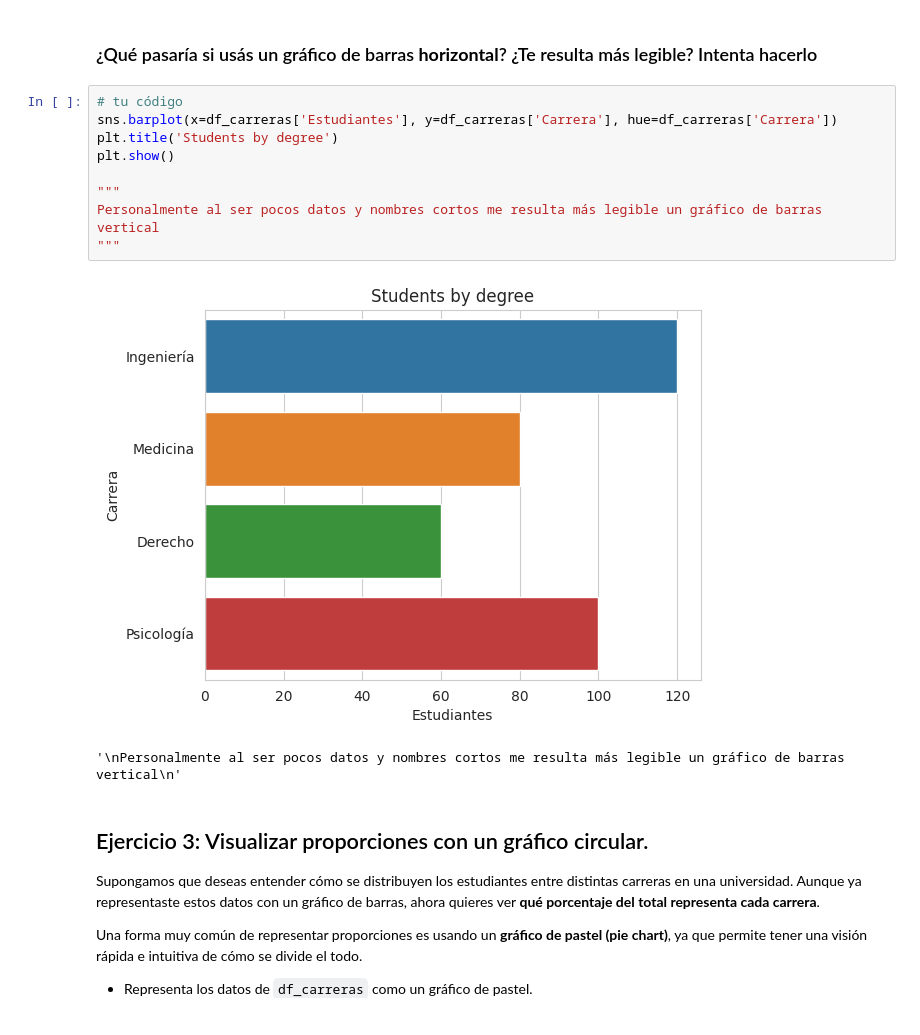
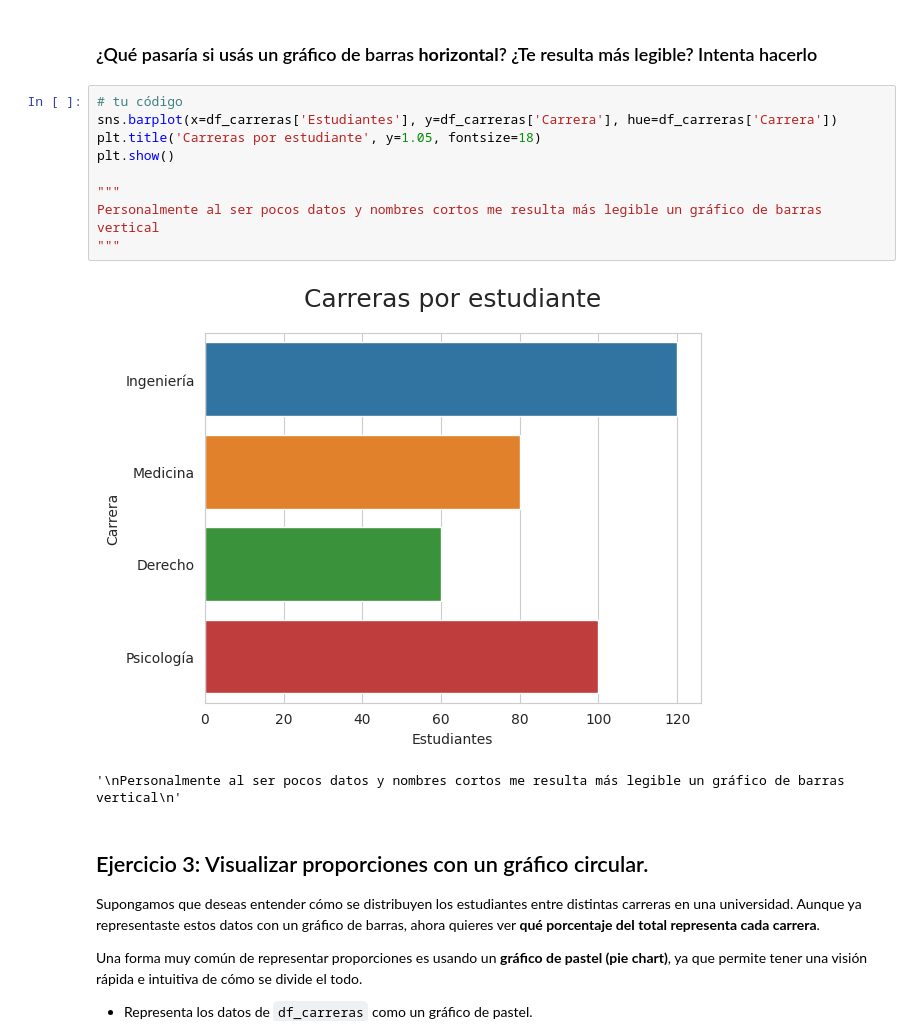
Before and after one commit to danielpaez-dev/visualization-exercises-with-matplot-and-seaborn, a Jupyter notebook: notebook/problems.es.ipynb, the cells around one changed output. Drawn from its saved outputs; the diff is of its cells as text.

```diff
--- a/notebook/problems.es.ipynb
+++ b/notebook/problems.es.ipynb
@@ -103,14 +103,14 @@ plt.show()
 # %%
 # tu código
 sns.barplot(x=df_carreras['Estudiantes'], y=df_carreras['Carrera'], hue=df_carreras['Carrera'])
-plt.title('Students by degree')
+plt.title('Carreras por estudiante', y=1.05, fontsize=18)
 plt.show()
 
 """
 Personalmente al ser pocos datos y nombres cortos me resulta más legible un gráfico de barras vertical
 """
 # %% [output]
-[figure, old version]
+[figure, new version]
 '\nPersonalmente al ser pocos datos y nombres cortos me resulta más legible un gráfico de barras vertical\n'
 # %% [markdown]
 ## Ejercicio 3: Visualizar proporciones con un gráfico circular.
```
Also changed, not shown: parts of 15 cells of this notebook.
